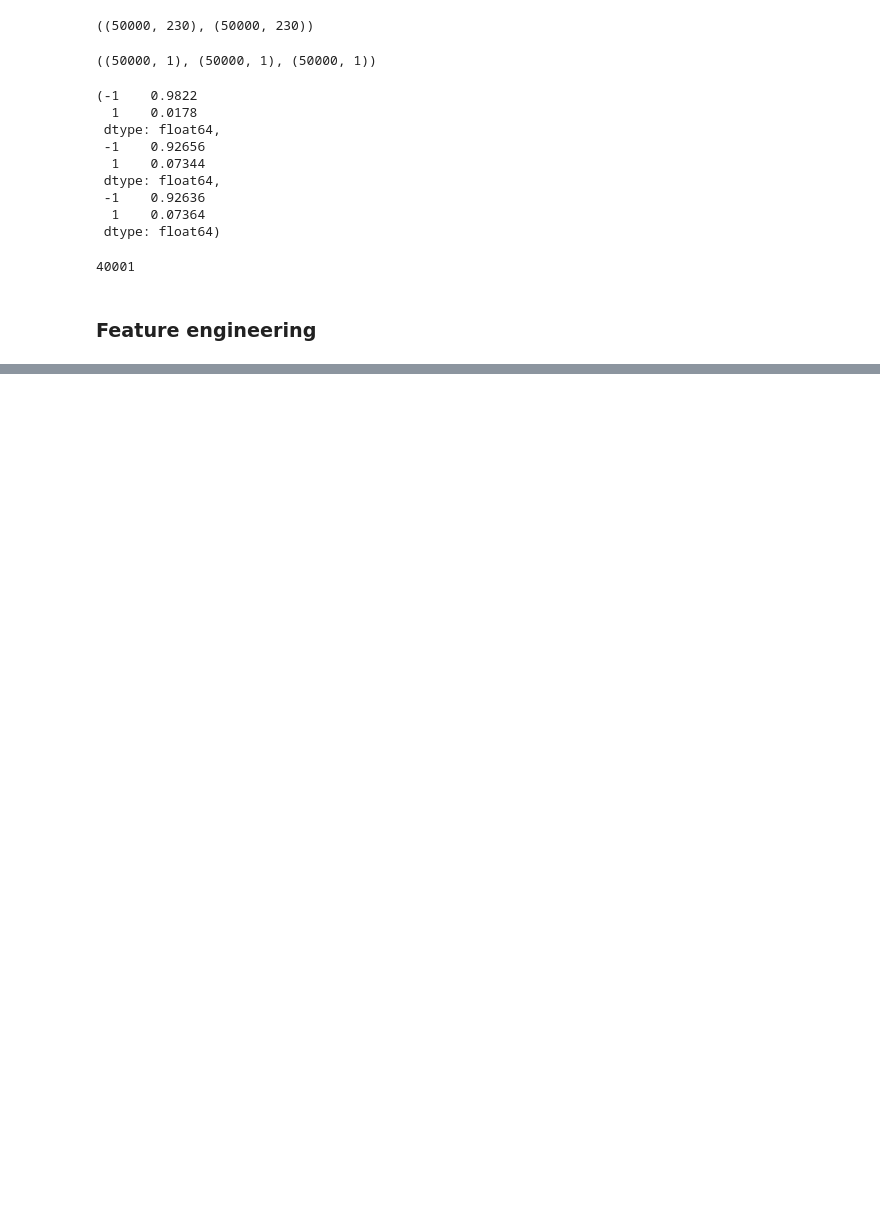
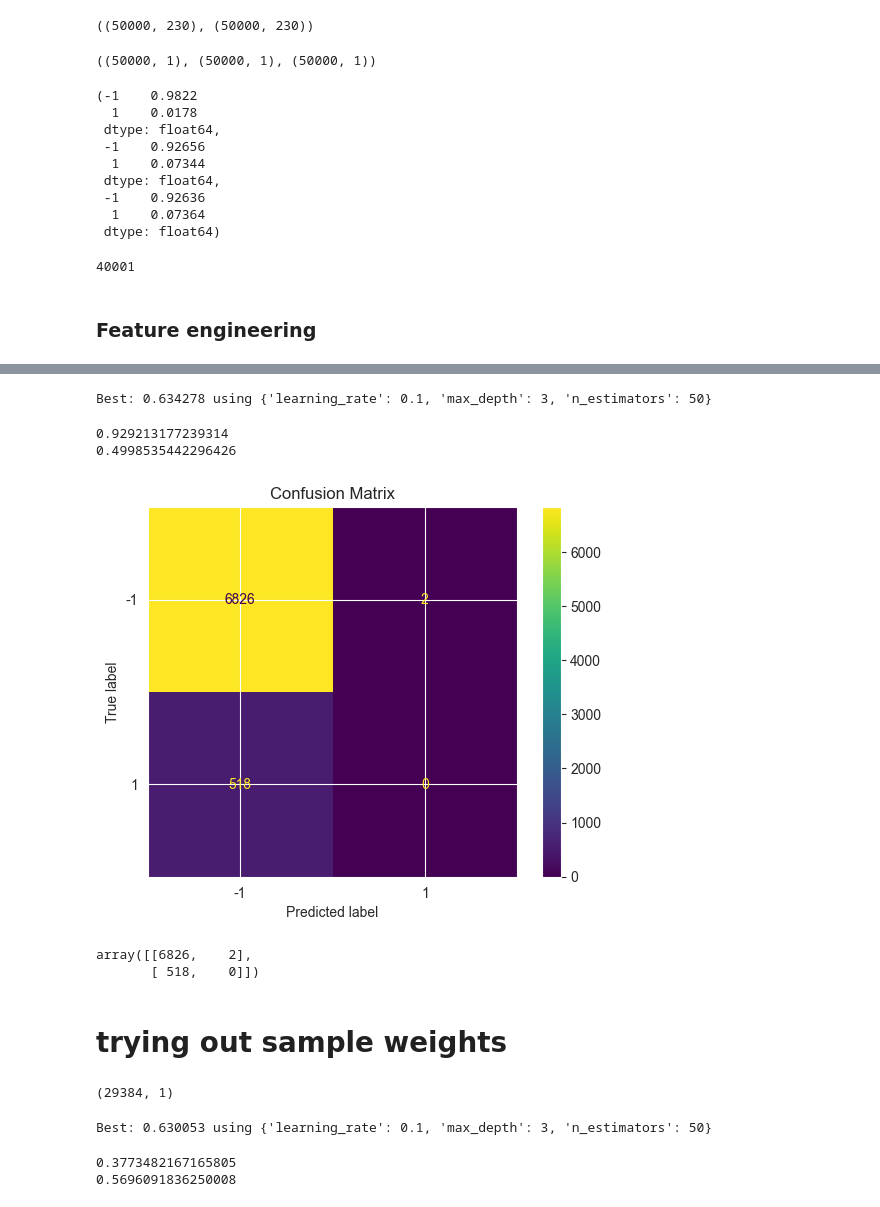
Before and after one commit to harimadhavan2000/P1, a Jupyter notebook: first_cut.ipynb, the cells around one changed output, grey strips where cells are left out. Drawn from its saved outputs; the diff is of its cells as text; code cells hidden in the pictures; blank space fills up the shorter version.

Commit message:
xgboost fit model_V1

```diff
--- a/first_cut.ipynb
+++ b/first_cut.ipynb
@@ -133,0 +121,11 @@ array(['1K8T', 'z3mO', 'mKeq', 'JA1C'], dtype=object)
+# %%
+gbc = GradientBoostingClassifier()
+parameters = {
+    "n_estimators": [5,50,100],
+    "max_depth": [1, 3, 5, 7, 9],
+    "learning_rate": [0.01, 0.1, 1, 10, 100]
+}
+# %%
+%%time
+from sklearn.model_selection import GridSearchCV
+cv = GridSearchCV(gbc,parameters,cv=5,scoring='roc_auc',n_jobs=-1)
@@ -133,0 +135,3 @@ array(['1K8T', 'z3mO', 'mKeq', 'JA1C'], dtype=object)
+# %%
+%%time
+cv_results = cv.fit(X_train_churn_numeric.values,y_train_churn_numeric.ravel())
@@ -133,0 +141,6 @@ array(['1K8T', 'z3mO', 'mKeq', 'JA1C'], dtype=object)
+# %%
+print("Best: %f using %s" % (cv_results.best_score_, cv_results.best_params_))
+# %% [output]
+Best: 0.634278 using {'learning_rate': 0.1, 'max_depth': 3, 'n_estimators': 50}
+# %%
+predictions = cv.predict(X_val_churn_numeric)
@@ -133,0 +149,23 @@ array(['1K8T', 'z3mO', 'mKeq', 'JA1C'], dtype=object)
+# %%
+print(f"{accuracy_score(y_val_churn_numeric,predictions)}")
+print(f"{roc_auc_score(y_val_churn_numeric,predictions)}")
+# %% [output]
+0.929213177239314
+0.4998535442296426
+# %%
+from sklearn.metrics import confusion_matrix, ConfusionMatrixDisplay
+import matplotlib.pyplot as plt
+cm = confusion_matrix(y_val_churn_numeric, predictions, labels=cv.classes_)
+disp = ConfusionMatrixDisplay(confusion_matrix=cm, display_labels=cv.classes_)
+disp.plot()
+plt.title("Confusion Matrix")
+plt.show()
+# %% [output]
+[figure, added]
+# %%
+cm
+# %% [output]
+array([[6826,    2],
+       [ 518,    0]])
+# %% [markdown]
+# trying out sample weights
@@ -133,0 +176,4 @@ array(['1K8T', 'z3mO', 'mKeq', 'JA1C'], dtype=object)
+# %%
+sample_weights.shape
+# %% [output]
+(29384, 1)
@@ -133,0 +182,4 @@ array(['1K8T', 'z3mO', 'mKeq', 'JA1C'], dtype=object)
+# %%
+print("Best: %f using %s" % (cv_results.best_score_, cv_results.best_params_))
+# %% [output]
+Best: 0.630053 using {'learning_rate': 0.1, 'max_depth': 3, 'n_estimators': 50}
@@ -133,0 +188,6 @@ array(['1K8T', 'z3mO', 'mKeq', 'JA1C'], dtype=object)
+# %%
+print(f"{accuracy_score(y_val_churn_numeric,predictions)}")
+print(f"{roc_auc_score(y_val_churn_numeric,predictions)}")
+# %% [output]
+0.3773482167165805
+0.5696091836250008
```
Also changed, not shown: parts of 45 cells of this notebook.
